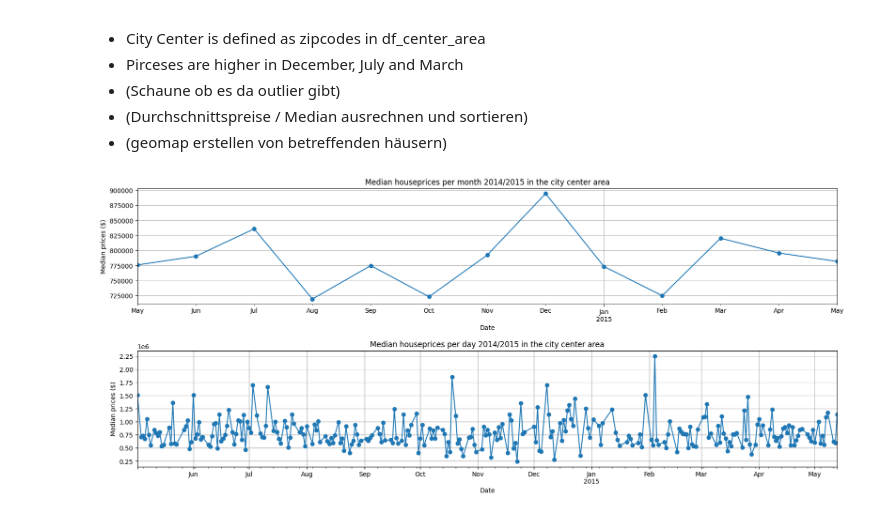
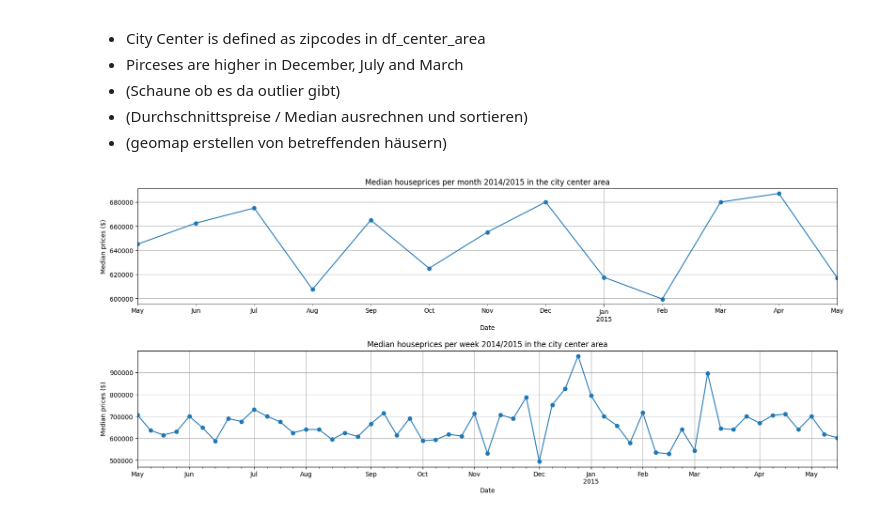
Before and after one commit to julialoeschel/eda-project-houses, a Jupyter notebook: EDA.ipynb, the cells around one changed output. Cells and saved outputs as stored; diff of their text form; code cells hidden in the pictures.

```diff
--- a/EDA.ipynb
+++ b/EDA.ipynb
@@ -318,34 +318,34 @@ df_center_area['date'] = pd.to_datetime(df['date'])
 
 # drop outlier, weil zu große Villa, verfälscht den Schnitt
 # df_center_area.drop(df_center_area[df_center_area['house_id'] == 6762700020].index, inplace=True)
 
 
 # find entries for a pecial day in a month
 # df_center_area[(df_center_area['date'].dt.month == 10) & (df_center_area['date'].dt.day == 13)].sort_values(by="date")
 
 
 fig, axes = plt.subplots(2,1, figsize=(20, 8))
 
-df_center_area.groupby(df['date'].dt.to_period('M'))['price'].mean().plot(
+df_center_area.groupby(df['date'].dt.to_period('M'))['price'].median().plot(
     kind='line',
     marker='o',
     title='Median houseprices per month 2014/2015 in the city center area',
     xlabel='Date',
     ylabel='Median prices ($)',
     grid=True,
     ax=axes[0]
 )
 
-df_center_area.groupby(df['date'].dt.to_period('d'))['price'].mean().plot(
+df_center_area.groupby(df['date'].dt.to_period('w'))['price'].median().plot(
     kind='line',
     marker='o',
-    title='Median houseprices per day 2014/2015 in the city center area',
+    title='Median houseprices per week 2014/2015 in the city center area',
     xlabel='Date',
     ylabel='Median prices ($)',
     grid=True,
     ax=axes[1]
 )
 
 plt.subplots_adjust(hspace=0.4, wspace=0.3)
 # %% [output]
-[figure, old version]
+[figure, new version]
```
Also changed, not shown: parts of 3 cells of this notebook.
